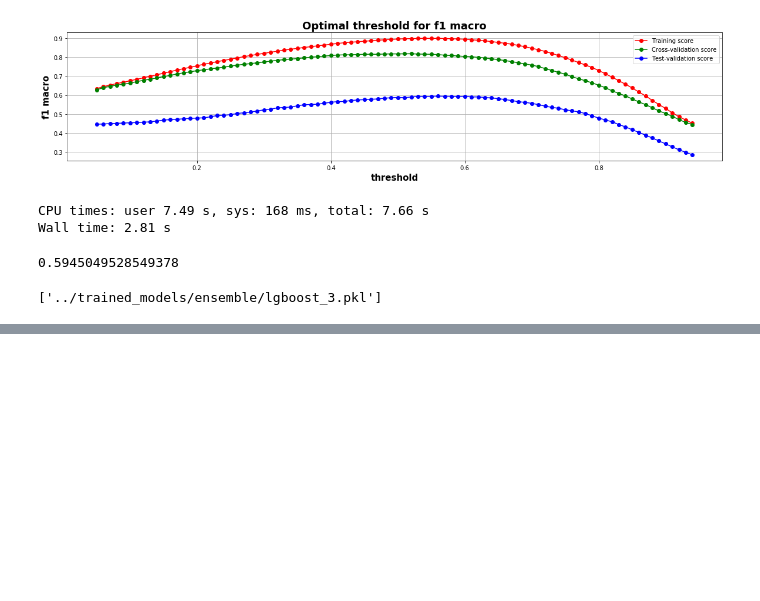
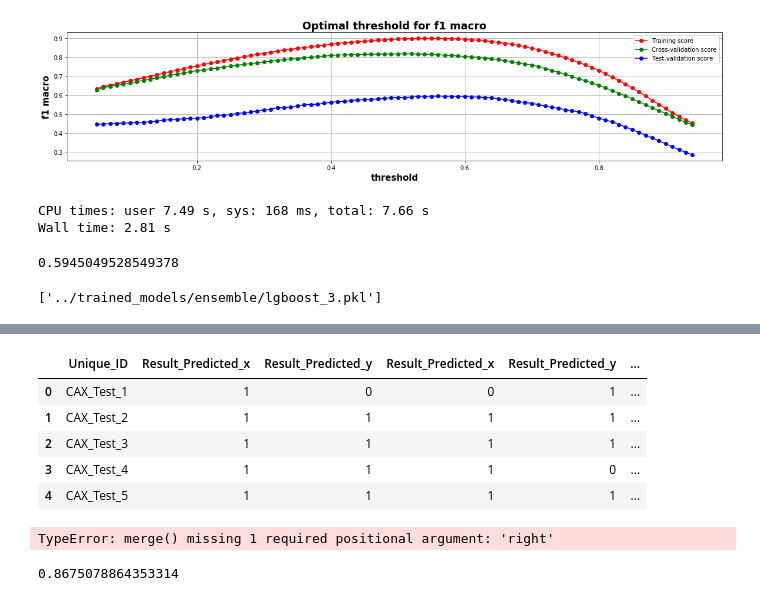
Before and after one commit to Durzot/DA_crowd_analytix, a Jupyter notebook: mortgage/notebook/Mortgage_2.ipynb, the cells around one changed output, grey strips where cells are left out. Drawn from its saved outputs; the diff is of its cells as text; code cells hidden in the pictures; blank space fills up the shorter version.

```diff
--- a/mortgage/notebook/Mortgage_2.ipynb
+++ b/mortgage/notebook/Mortgage_2.ipynb
@@ -1627,0 +1762,14 @@ array([ 2,  4,  6,  8, 10, 12, 14, 16, 18])
+# %%
+for i in range(1, df.shape[1]):
+    df.iloc[:, i] = df.iloc[:, i].map({"NOT FUNDED": 0, "FUNDED": 1})
+# %%
+df.loc[:, "Result_Predicted"] = np.where(df.iloc[:, 1:].sum(axis=1) >= 2, "FUNDED", "NOT FUNDED")
+# %%
+df.head()
+# %% [output]
+|  | Unique_ID | Result_Predicted_x | Result_Predicted_y | Result_Predicted_x | Result_Predicted_y | ... |
+| 0 | CAX_Test_1 | 1 | 0 | 0 | 1 | ... |
+| 1 | CAX_Test_2 | 1 | 1 | 1 | 1 | ... |
+| 2 | CAX_Test_3 | 1 | 1 | 1 | 1 | ... |
+| 3 | CAX_Test_4 | 1 | 1 | 1 | 0 | ... |
+| 4 | CAX_Test_5 | 1 | 1 | 1 | 1 | ... |
@@ -1627,0 +1780,4 @@ array([ 2,  4,  6,  8, 10, 12, 14, 16, 18])
+# %%
+df = pd.merge((df_1, df_2, df_3), on='Unique_ID')
+# %% [output]
+TypeError: merge() missing 1 required positional argument: 'right'
@@ -1627,0 +1790,4 @@ array([ 2,  4,  6,  8, 10, 12, 14, 16, 18])
+# %%
+2*p1*r1/(p1+r1)
+# %% [output]
+0.8675078864353314
```
Also changed, not shown: parts of 22 cells of this notebook, 6 other files.
